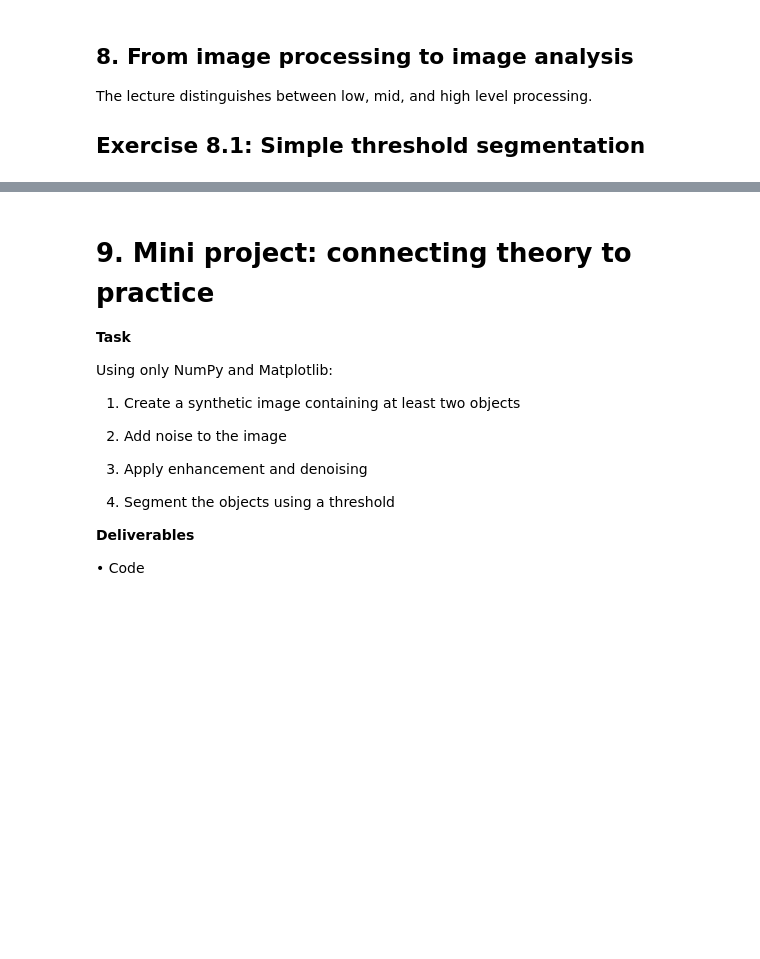
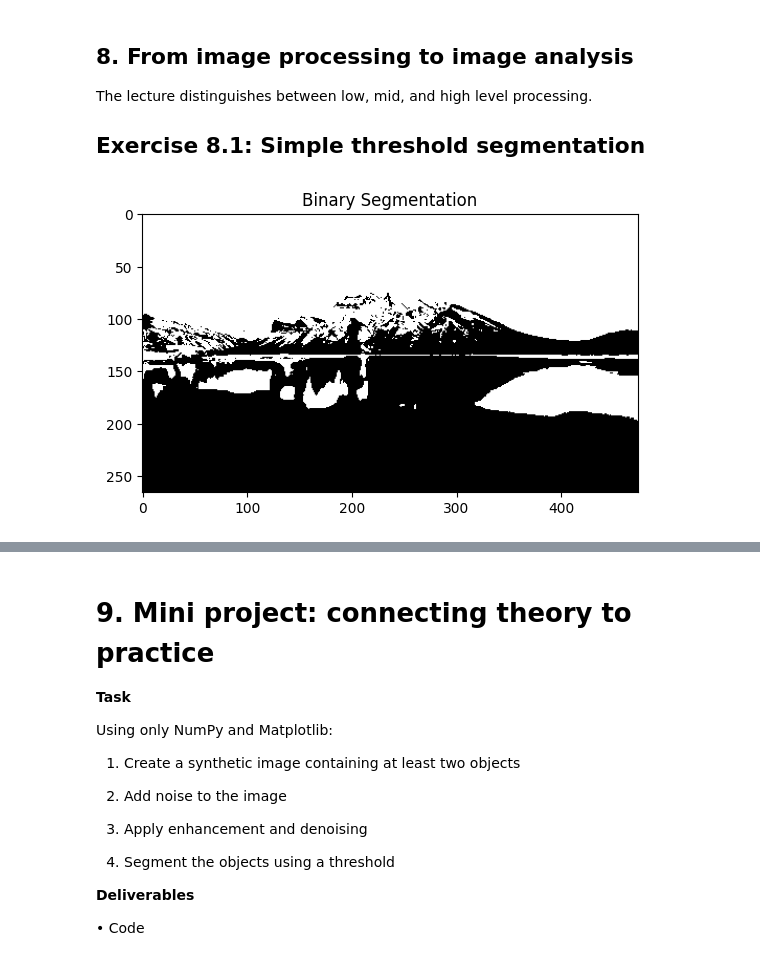
Before and after one commit to BashayrA/Digital-Image-Processing---Labs, a Jupyter notebook: AI342Lab1.ipynb, the cells around one changed output, grey strips where cells are left out. Drawn from its saved outputs; the diff is of its cells as text; code cells hidden in the pictures; blank space fills up the shorter version.

```diff
--- a/AI342Lab1.ipynb
+++ b/AI342Lab1.ipynb
@@ -492,7 +534,15 @@ The lecture distinguishes between low, mid, and high level processing.
 # %%
 ## write your code here
 
+threshold = webimage_grey.mean()
+binary = webimage_grey > threshold
+
+plt.imshow(binary, cmap='gray')
+plt.title("Binary Segmentation")
+plt.show()
 
 # Discussion:
 # 1. Is this segmentation reliable?
 # 2. What information is lost when converting to binary?
+# %% [output]
+[figure, added]
```
Also changed, not shown: parts of 7 cells of this notebook.
